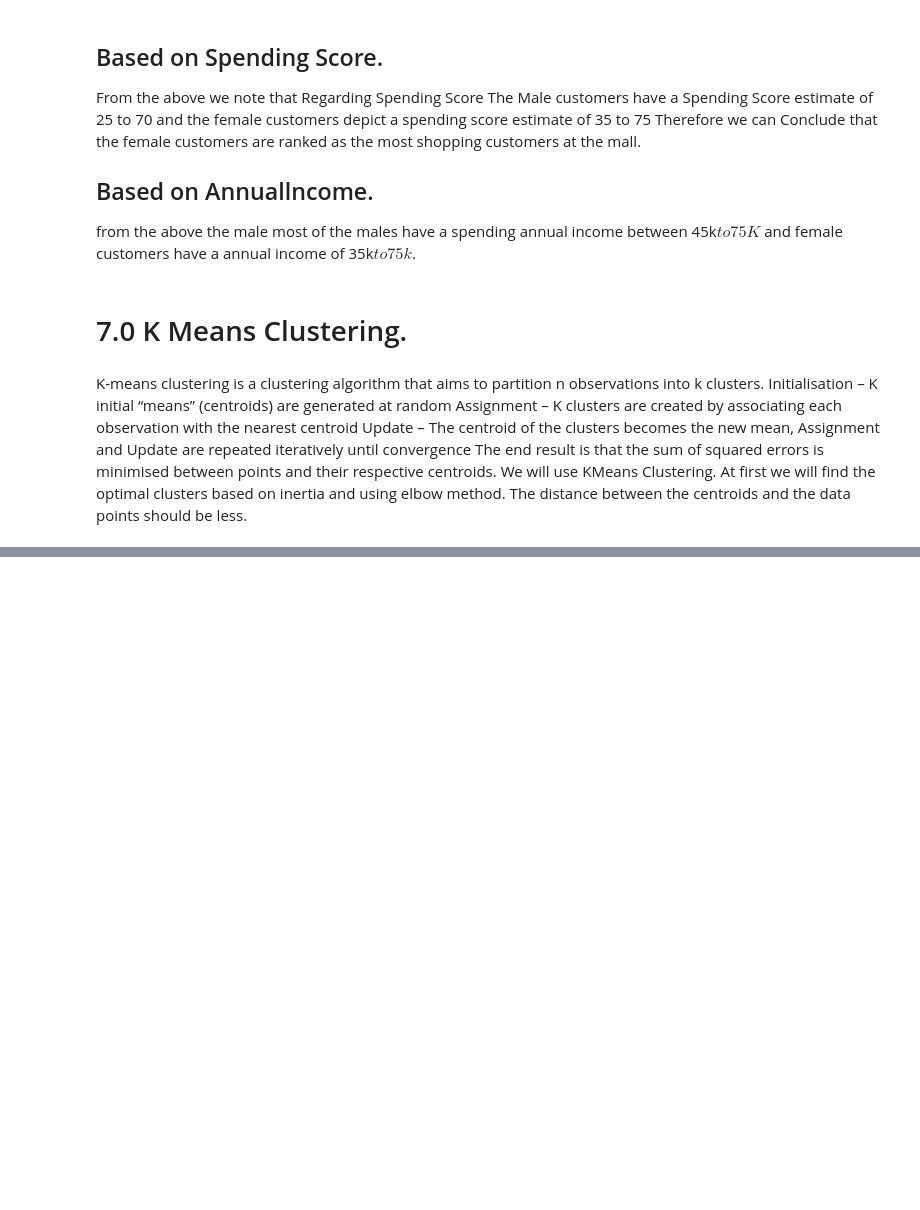
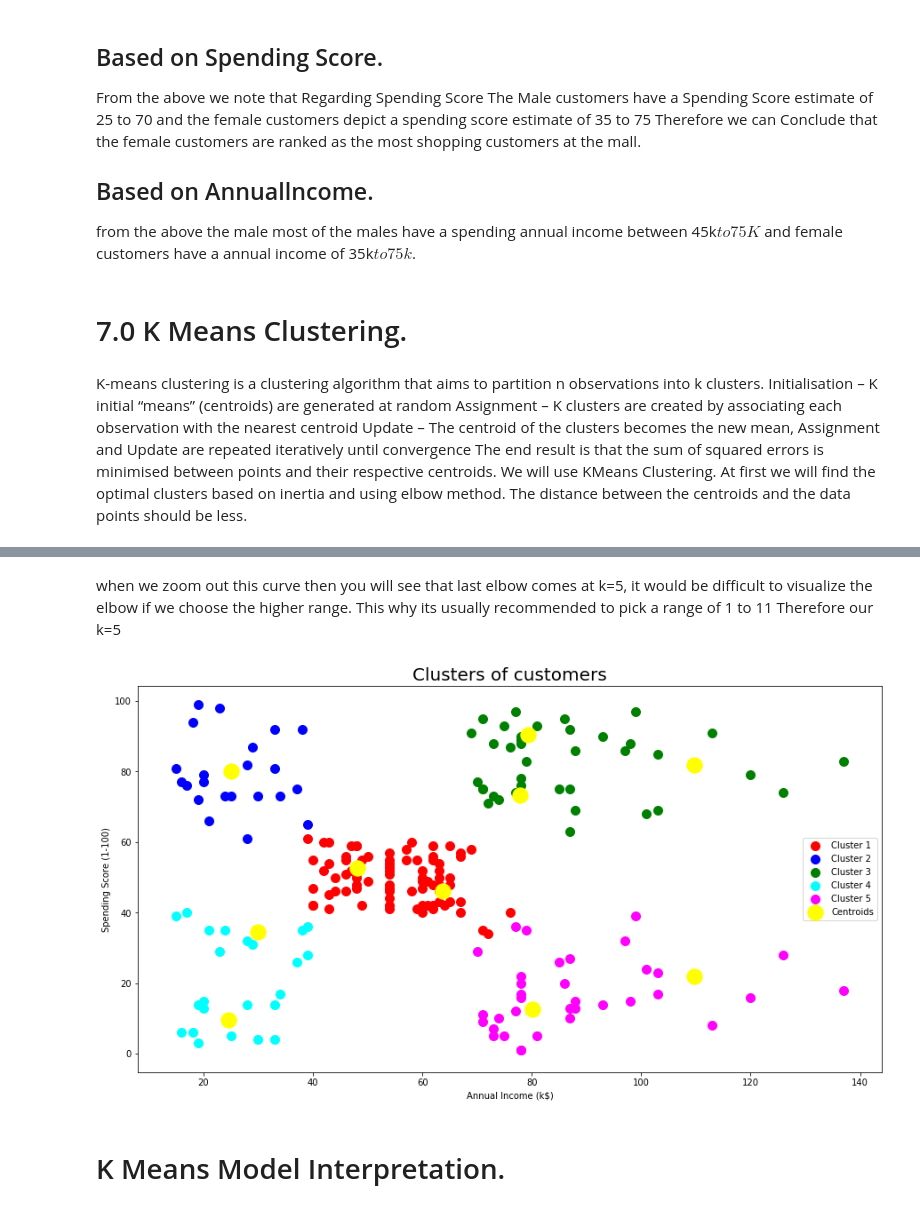
Before and after one commit to otumanelson758/Jenga-Project, a Jupyter notebook: CustomerSegmentationProject.ipynb, the cells around one changed output, grey strips where cells are left out. Cells and saved outputs as stored; diff of their text form; code cells hidden in the pictures; blank space fills up the shorter version.

```diff
--- a/CustomerSegmentationProject.ipynb
+++ b/CustomerSegmentationProject.ipynb
@@ -472,0 +515,28 @@ from sklearn.cluster import KMeans
+# %% [markdown]
+when we zoom out this curve then you will see that last elbow comes at k=5, it would be difficult to visualize the elbow if we choose the higher range. This why its usually recommended to pick a range of 1 to 11
+Therefore our k=5
+# %%
+#Model Build
+#our data set is for  unsupervised learning therefore we will use "fit_predict()"
+#suppose we were working with  supervised learning data set we would use "fit_tranform()"
+#y_kmeans is our final model.
+kmeansmodel = KMeans(n_clusters= 5, init='k-means++', random_state=0)
+y_kmeans= kmeansmodel.fit_predict(x)
+
+#Visualizing all our the clusters
+
+plt.scatter(x[y_kmeans == 0, 0], x[y_kmeans == 0, 1], s = 100, c = 'red', label = 'Cluster 1')# Repeat for the same for the rest of the clusters.
+plt.scatter(x[y_kmeans == 1, 0], x[y_kmeans == 1, 1], s = 100, c = 'blue', label = 'Cluster 2')
+plt.scatter(x[y_kmeans == 2, 0], x[y_kmeans == 2, 1], s = 100, c = 'green', label = 'Cluster 3')
+plt.scatter(x[y_kmeans == 3, 0], x[y_kmeans == 3, 1], s = 100, c = 'cyan', label = 'Cluster 4')
+plt.scatter(x[y_kmeans == 4, 0], x[y_kmeans == 4, 1], s = 100, c = 'magenta', label = 'Cluster 5')
+plt.scatter(kmeans.cluster_centers_[:, 0], kmeans.cluster_centers_[:, 1], s = 300, c = 'yellow', label = 'Centroids')
+plt.title('Clusters of customers', fontsize = 20)
+plt.xlabel('Annual Income (k$)')
+plt.ylabel('Spending Score (1-100)')
+plt.legend()
+plt.show()
+# %% [output]
+[figure, added]
+# %% [markdown]
+# K Means Model Interpretation.
```
Also changed, not shown: parts of 16 cells of this notebook.
